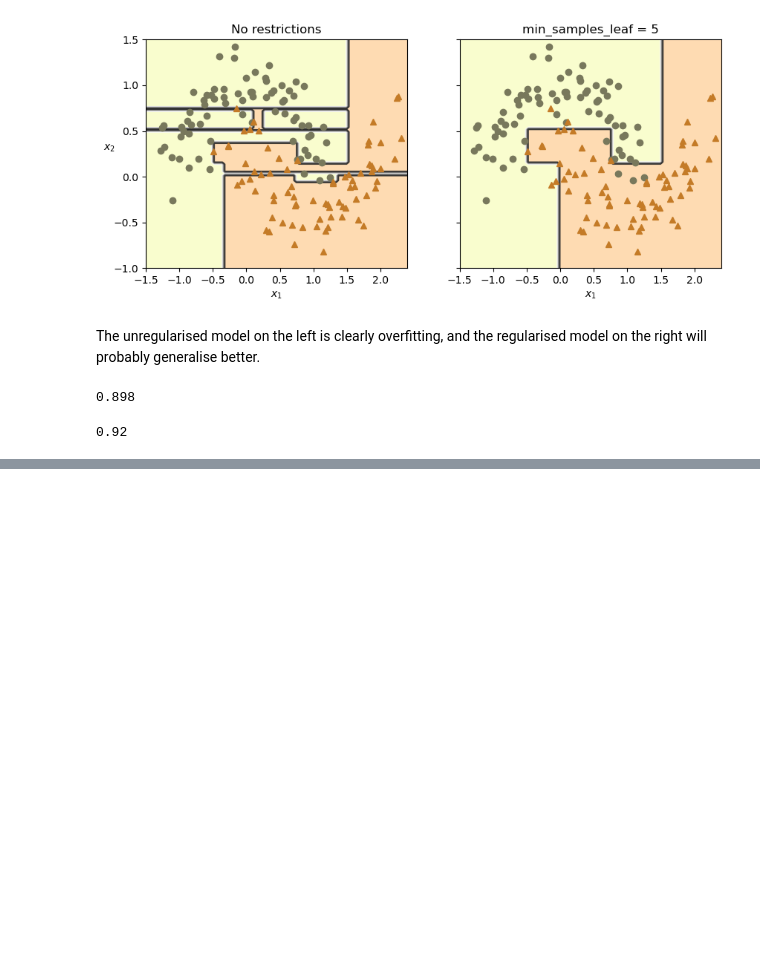
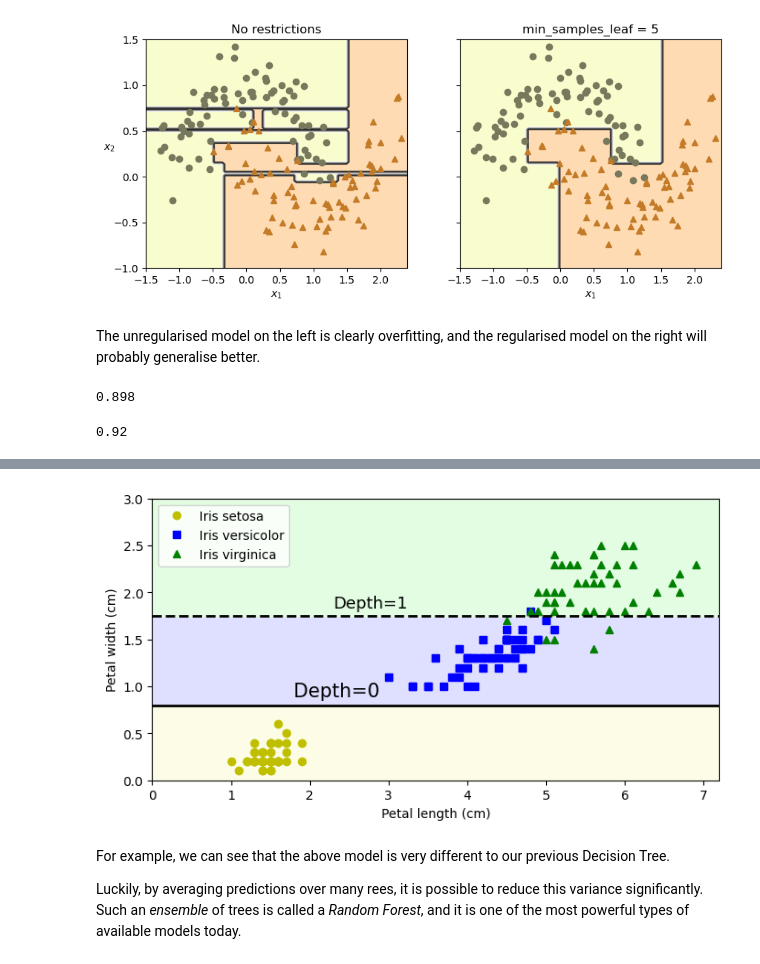
Before and after one commit to leetierney/study, a Jupyter notebook: ml/hands_on_ml/1_ml_landscape/ch6/1_6_decision_trees.ipynb, the cells around one changed output, grey strips where cells are left out. Saved outputs shown, nothing was run; the diff lists cells and outputs as text; code cells hidden in the pictures; blank space fills up the shorter version.

```diff
--- a/ml/hands_on_ml/1_ml_landscape/ch6/1_6_decision_trees.ipynb
+++ b/ml/hands_on_ml/1_ml_landscape/ch6/1_6_decision_trees.ipynb
@@ -186,0 +307,28 @@ tree_clf2.score(X_moons_test, y_moons_test)
+# %%
+tree_clf_tweaked = DecisionTreeClassifier(max_depth = 2, random_state = 40)
+tree_clf_tweaked.fit(X_iris, y_iris)
+
+plt.figure(figsize=(8, 4))
+y_pred = tree_clf_tweaked.predict(X_iris_all).reshape(lengths.shape)
+plt.contourf(lengths, widths, y_pred, alpha=0.3, cmap=custom_cmap)
+
+for idx, (name, style) in enumerate(zip(iris.target_names, ("yo", "bs", "g^"))):
+    plt.plot(X_iris[:, 0][y_iris == idx], X_iris[:, 1][y_iris == idx],
+             style, label=f"Iris {name}")
+
+th0, th1 = tree_clf_tweaked.tree_.threshold[[0, 2]]
+plt.plot([0, 7.2], [th0, th0], "k-", linewidth=2)
+plt.plot([0, 7.2], [th1, th1], "k--", linewidth=2)
+plt.text(1.8, th0 + 0.05, "Depth=0", verticalalignment="bottom", fontsize=15)
+plt.text(2.3, th1 + 0.05, "Depth=1", verticalalignment="bottom", fontsize=13)
+plt.xlabel("Petal length (cm)")
+plt.ylabel("Petal width (cm)")
+plt.axis([0, 7.2, 0, 3])
+plt.legend()
+plt.show()
+# %% [output]
+[figure, added]
+# %% [markdown]
+For example, we can see that the above model is very different to our previous Decision Tree.
+
+Luckily, by averaging predictions over many rees, it is possible to reduce this variance significantly. Such an <em>ensemble</em> of trees is called a <em>Random Forest</em>, and it is one of the most powerful types of available models today.
```
Also changed, not shown: parts of 11 cells of this notebook, 2 other files.
